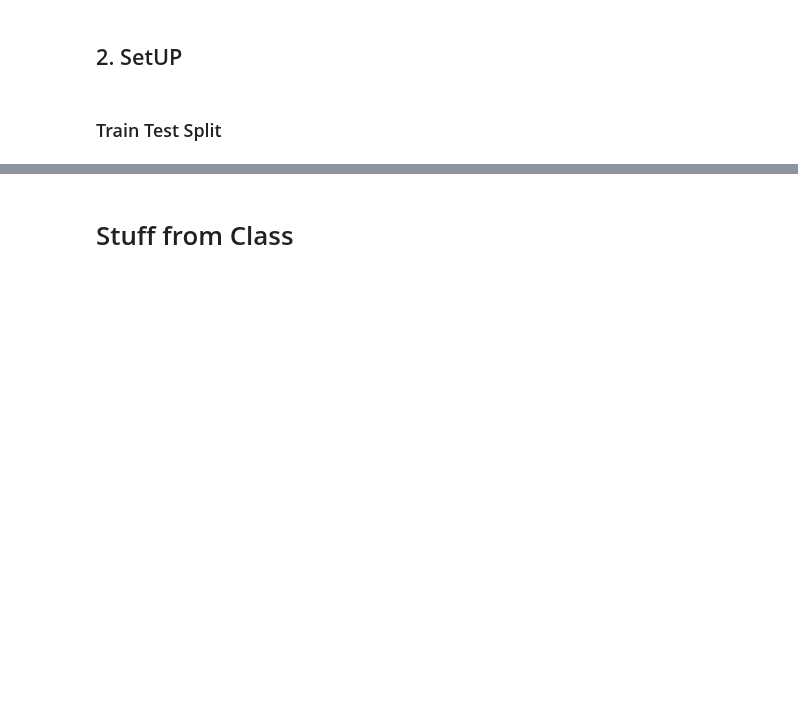
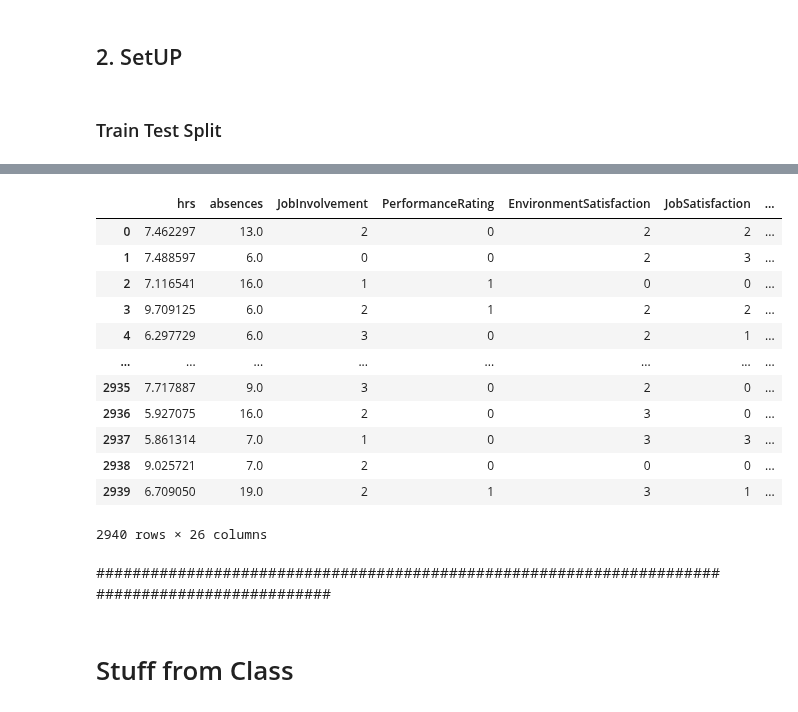
Before and after one commit to schmeti/uc3m_advanced_programming, a Jupyter notebook: Part 2/eda.ipynb, the cells around one changed output, grey strips where cells are left out. Saved outputs shown, nothing was run; the diff lists cells and outputs as text; code cells hidden in the pictures; blank space fills up the shorter version.

```diff
--- a/Part 2/eda.ipynb
+++ b/Part 2/eda.ipynb
@@ -270,0 +272,33 @@ AttributeError: 'DataFrame' object has no attribute 'data'
+# %%
+from sklearn.preprocessing import LabelEncoder
+
+# Create a LabelEncoder object
+le = LabelEncoder()
+
+# Apply LabelEncoder to each categorical column
+for col in categorical_variables+constant_variables:  # categorical_variables is a list of column names
+    data_train[col] = le.fit_transform(data_train[col])
+# %%
+# Load dataset
+X, y = data_train.drop(columns=["Attrition","EmployeeID"]+constant_variables), data_train.Attrition
+X_train, X_test, y_train, y_test = train_test_split(X, y, test_size=1/4, random_state=42)
+
+# set up splits
+inner = KFold(n_splits=4, shuffle=True, random_state=42)
+inner_scores = {}
+# %%
+X
+# %% [output]
+|  | hrs | absences | JobInvolvement | PerformanceRating | EnvironmentSatisfaction | JobSatisfaction | ... |
+| 0 | 7.462297 | 13.0 | 2 | 0 | 2 | 2 | ... |
+| 1 | 7.488597 | 6.0 | 0 | 0 | 2 | 3 | ... |
+| 2 | 7.116541 | 16.0 | 1 | 1 | 0 | 0 | ... |
+| 3 | 9.709125 | 6.0 | 2 | 1 | 2 | 2 | ... |
+| 4 | 6.297729 | 6.0 | 3 | 0 | 2 | 1 | ... |
+| ... | ... | ... | ... | ... | ... | ... | ... |
+| 2935 | 7.717887 | 9.0 | 3 | 0 | 2 | 0 | ... |
+| 2936 | 5.927075 | 16.0 | 2 | 0 | 3 | 0 | ... |
+| 2937 | 5.861314 | 7.0 | 1 | 0 | 3 | 3 | ... |
+| 2938 | 9.025721 | 7.0 | 2 | 0 | 0 | 0 | ... |
+| 2939 | 6.709050 | 19.0 | 2 | 1 | 3 | 1 | ... |
+2940 rows × 26 columns
@@ -271,2 +317,4 @@ AttributeError: 'DataFrame' object has no attribute 'data'
+# %% [markdown]
+###############################################################################################
 # %% [markdown]
 # Stuff from Class
```
Also changed, not shown: parts of 6 cells of this notebook, 1 other file.
